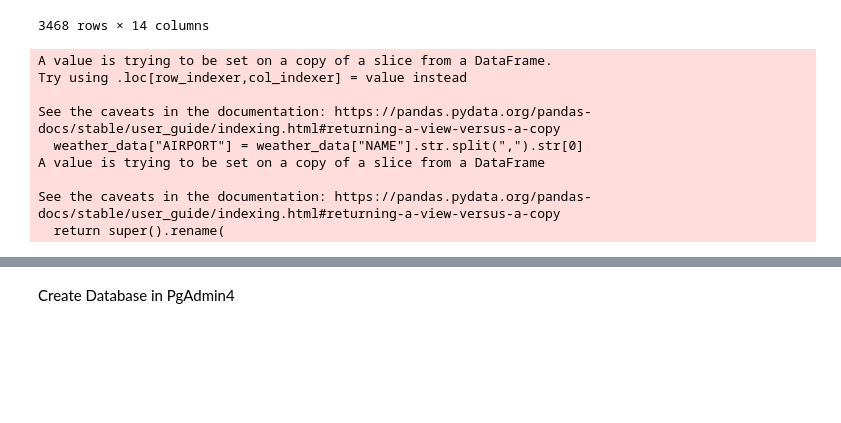
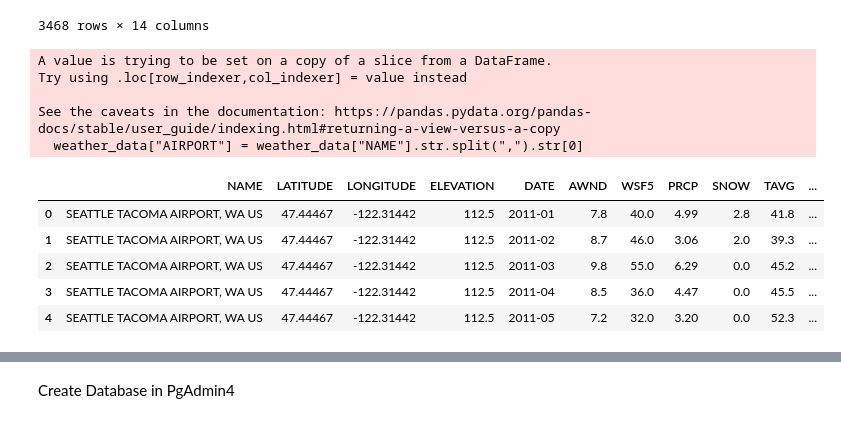
Before and after one commit to NicoleRyan99/GROUP-PROJECT-3, a Jupyter notebook: cleaned_travel_data.ipynb, the cells around one changed output, grey strips where cells are left out. Cells and saved outputs as stored; diff of their text form; code cells hidden in the pictures; blank space fills up the shorter version.

```diff
--- a/cleaned_travel_data.ipynb
+++ b/cleaned_travel_data.ipynb
@@ -439,18 +439,20 @@ weather_data
 # %%
 weather_data = weather_data[["NAME", "LATITUDE", "LONGITUDE", "ELEVATION", "DATE", "AWND", "WSF5", "PRCP", "SNOW",
                             "TAVG", "TMAX", "TMIN"]]
-# weather_data[["AIRPORT", "LOCATION"]] = weather_data["NAME"].str.split(",", expand=True)
 
 weather_data["AIRPORT"] = weather_data["NAME"].str.split(",").str[0]
 
-weather_data.rename(columns={"NAME": "AIRPORT CODE"}, inplace=True)
+
+weather_data.head()
 # %% [output]
 A value is trying to be set on a copy of a slice from a DataFrame.
 Try using .loc[row_indexer,col_indexer] = value instead
 
 See the caveats in the documentation: https://pandas.pydata.org/pandas-docs/stable/user_guide/indexing.html#returning-a-view-versus-a-copy
   weather_data["AIRPORT"] = weather_data["NAME"].str.split(",").str[0]
-A value is trying to be set on a copy of a slice from a DataFrame
-
-See the caveats in the documentation: https://pandas.pydata.org/pandas-docs/stable/user_guide/indexing.html#returning-a-view-versus-a-copy
-  return super().rename(
+|  | NAME | LATITUDE | LONGITUDE | ELEVATION | DATE | AWND | WSF5 | PRCP | SNOW | TAVG | ... |
+| 0 | SEATTLE TACOMA AIRPORT, WA US | 47.44467 | -122.31442 | 112.5 | 2011-01 | 7.8 | 40.0 | 4.99 | 2.8 | 41.8 | ... |
+| 1 | SEATTLE TACOMA AIRPORT, WA US | 47.44467 | -122.31442 | 112.5 | 2011-02 | 8.7 | 46.0 | 3.06 | 2.0 | 39.3 | ... |
+| 2 | SEATTLE TACOMA AIRPORT, WA US | 47.44467 | -122.31442 | 112.5 | 2011-03 | 9.8 | 55.0 | 6.29 | 0.0 | 45.2 | ... |
+| 3 | SEATTLE TACOMA AIRPORT, WA US | 47.44467 | -122.31442 | 112.5 | 2011-04 | 8.5 | 36.0 | 4.47 | 0.0 | 45.5 | ... |
+| 4 | SEATTLE TACOMA AIRPORT, WA US | 47.44467 | -122.31442 | 112.5 | 2011-05 | 7.2 | 32.0 | 3.20 | 0.0 | 52.3 | ... |
```
Also changed, not shown: parts of 9 cells of this notebook, 2 other files.
